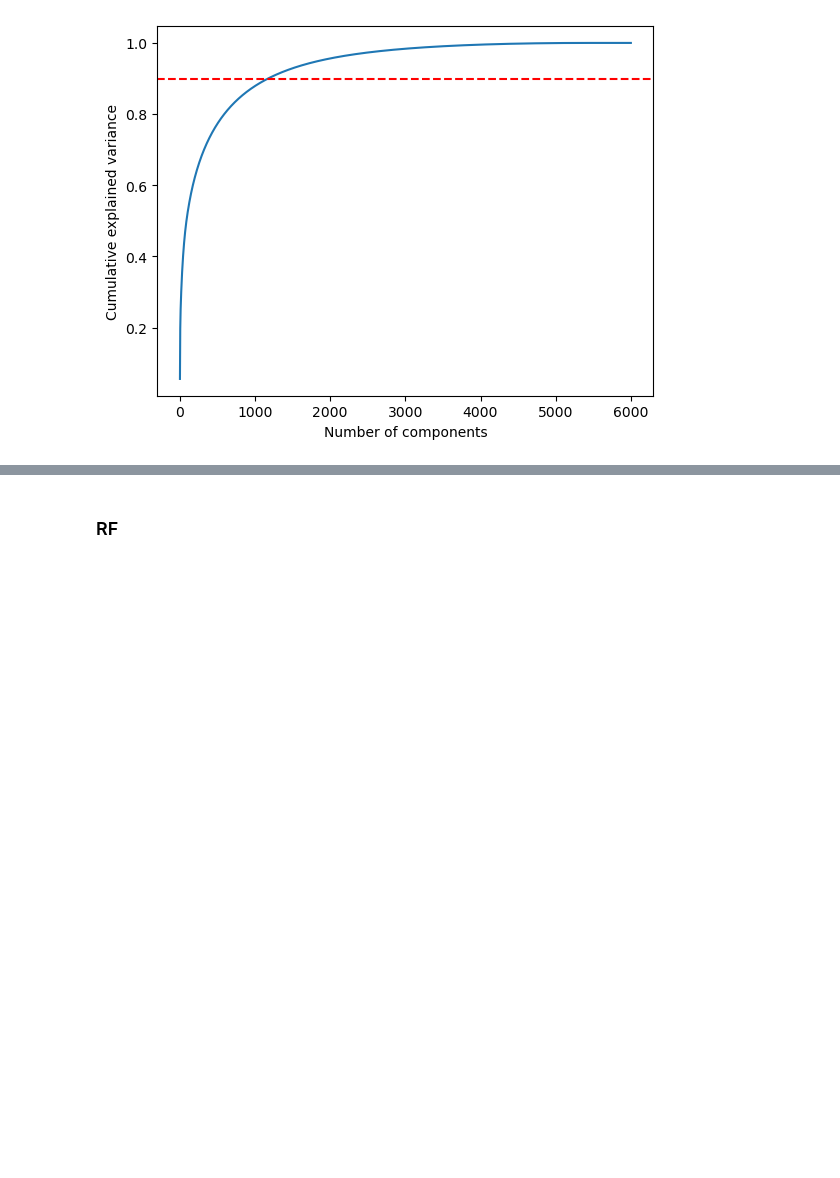
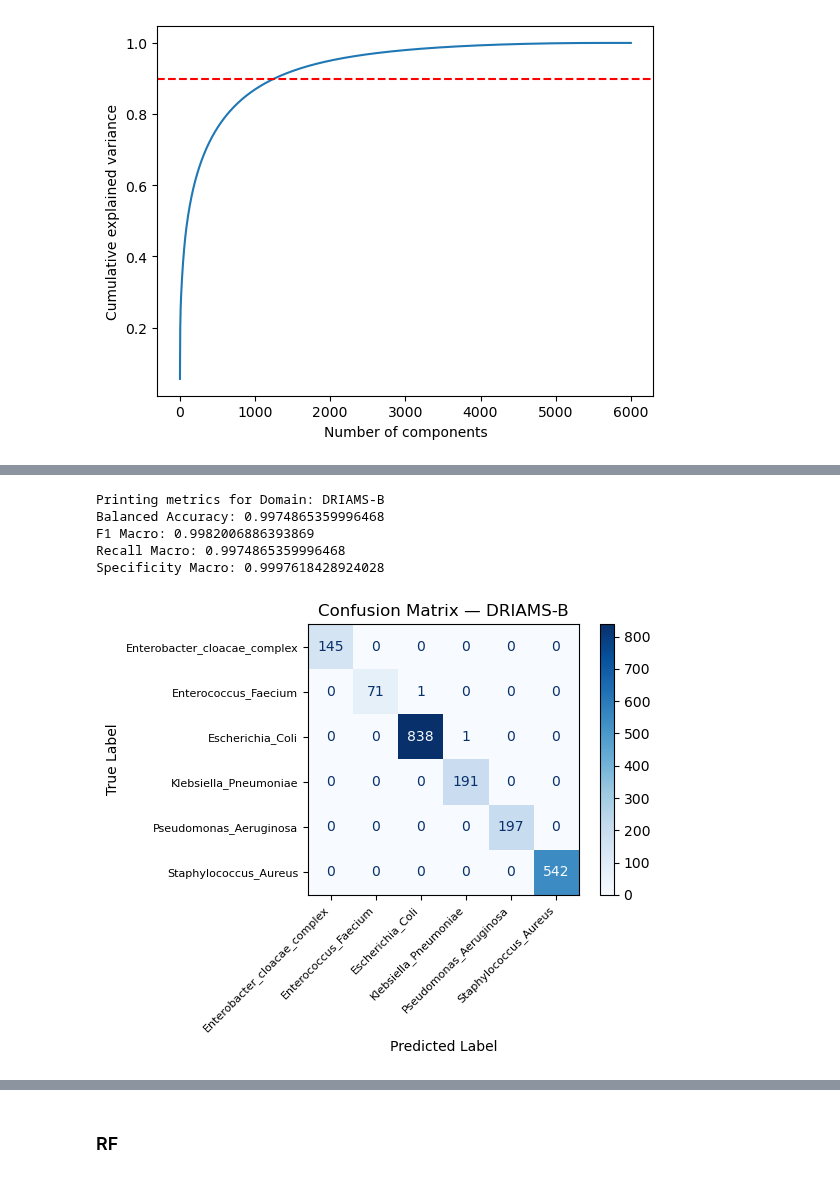
Before and after one commit to alexgaarciia/MALDIAlign, a Jupyter notebook: 02_models/baseline_classifier.ipynb, the cells around one changed output, grey strips where cells are left out. Cells and saved outputs as stored; diff of their text form; code cells hidden in the pictures; blank space fills up the shorter version.

```diff
--- a/02_models/baseline_classifier.ipynb
+++ b/02_models/baseline_classifier.ipynb
@@ -237,0 +201,9 @@ results_lr.to_csv("results_lr.csv", index=False)
+# %%
+X_B_scaled = scaler.transform(dataB)
+X_B_pca = pca.transform(X_B_scaled)
+
+X_C_scaled = scaler.transform(dataC)
+X_C_pca = pca.transform(X_C_scaled)
+
+X_D_scaled = scaler.transform(dataD)
+X_D_pca = pca.transform(X_D_scaled)
@@ -237,0 +224,9 @@ results_lr.to_csv("results_lr.csv", index=False)
+# %%
+print_metrics(metricsB)
+# %% [output]
+Printing metrics for Domain: DRIAMS-B
+Balanced Accuracy: 0.9974865359996468
+F1 Macro: 0.9982006886393869
+Recall Macro: 0.9974865359996468
+Specificity Macro: 0.9997618428924028
+[figure, added]
```
Also changed, not shown: parts of 50 cells of this notebook, 3 other files.
